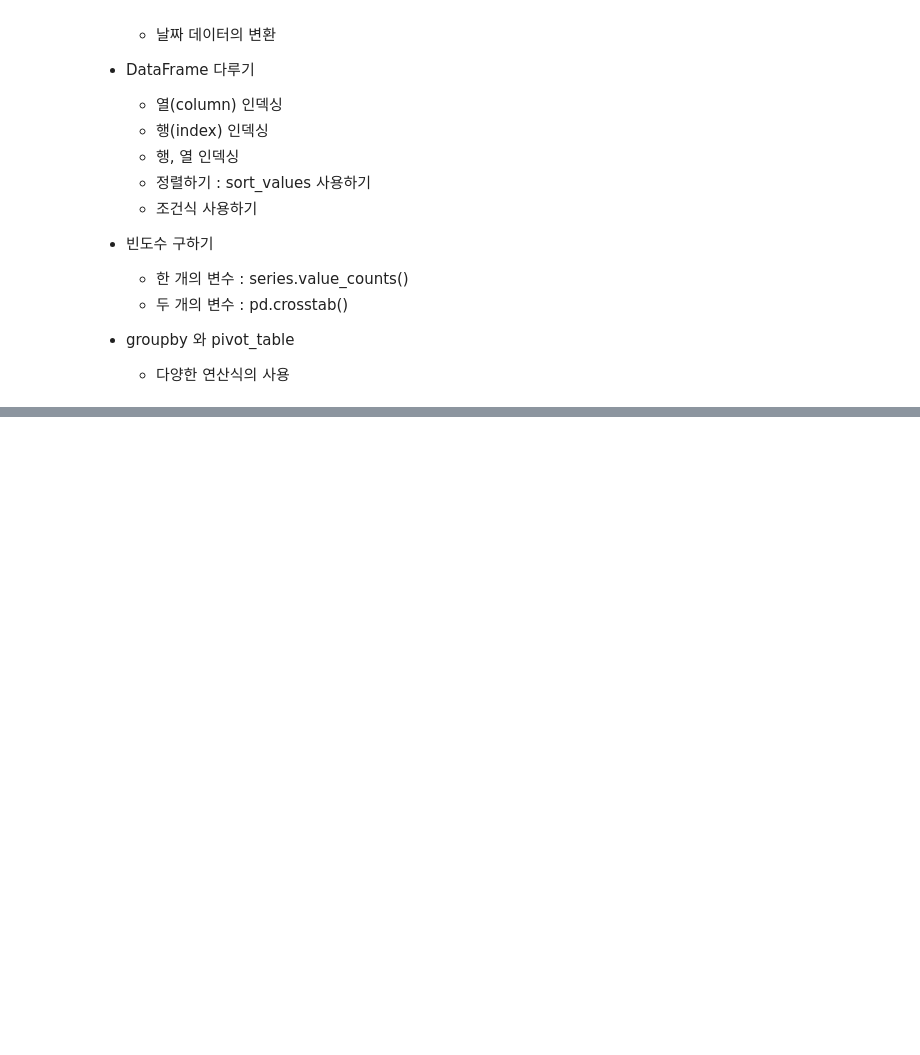
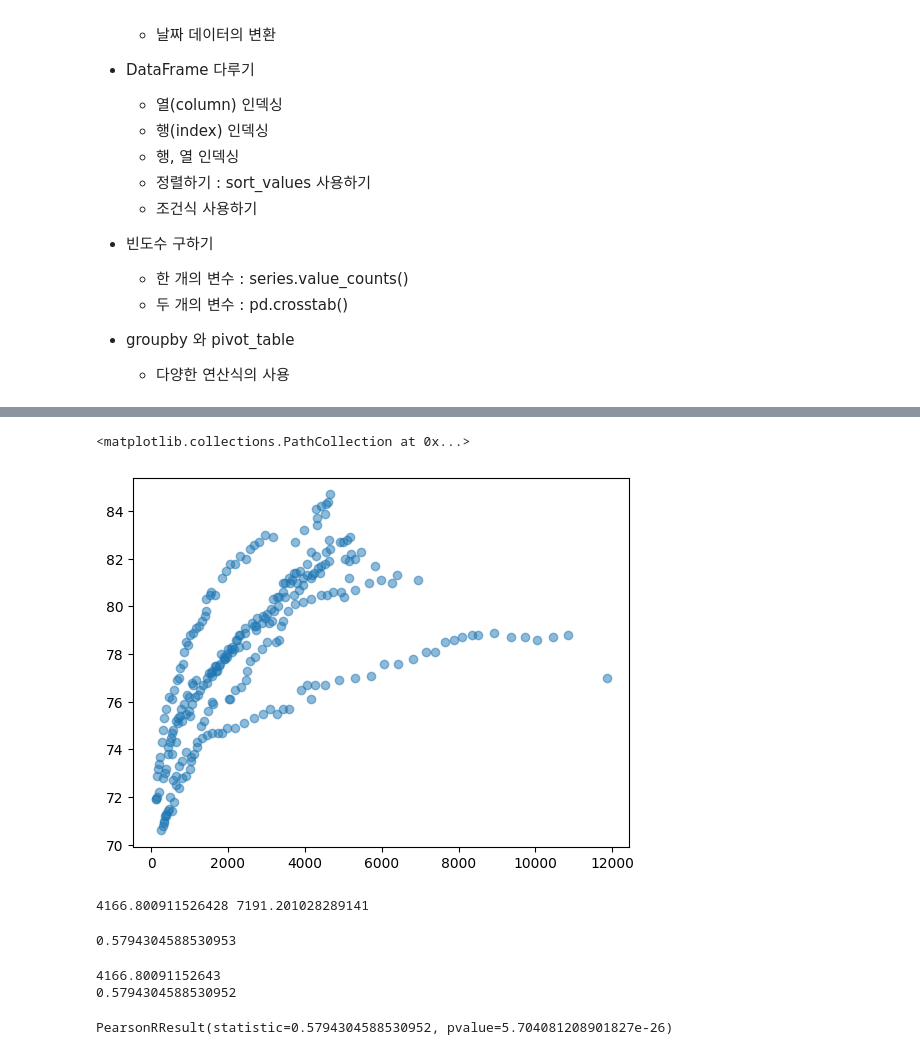
Before and after one commit to wldud01/BoostCourse-DataScience, a Jupyter notebook: Course1_Setting_up_the_data_environment.ipynb, the cells around one changed output, grey strips where cells are left out. Drawn from its saved outputs; the diff is of its cells as text; code cells hidden in the pictures; blank space fills up the shorter version.

```diff
--- a/Course1_Setting_up_the_data_environment.ipynb
+++ b/Course1_Setting_up_the_data_environment.ipynb
@@ -360,0 +471,39 @@ df['서울시민업종코드(UPJONG_CD)'].nunique()
+# %%
+# 두 변수간의 상관관계 알아보기
+# 산점도 그리기
+import matplotlib.pyplot as plt
+plt.scatter(df['Spending_USD'],df['Life_Expectancy'],alpha = 0.5)
+# %% [output]
+<matplotlib.collections.PathCollection at 0x...>
+[figure, added]
+# %%
+from numpy.ma.core import sqrt
+# 상관관계 지표 - 피어슨 상관계수 함수 작성
+def pearson(df1,df2):
+  var1_mean = df1.mean()
+  var2_mean = df2.mean()
+  Sxy = sum((df1-var1_mean)*(df2-var2_mean))/(len(df1)-1)
+  Sx = sqrt(sum((df1-var1_mean)**2)/(len(df1)-1))
+  Sy = sqrt(sum((df2-var2_mean)**2)/(len(df2)-1))
+  print(Sxy,Sx*Sy)
+  Rxy = Sxy/(Sx*Sy)
+  return Rxy
+pearson(df['Life_Expectancy'],df['Spending_USD'])
+# %% [output]
+4166.800911526428 7191.201028289141
+0.5794304588530953
+# %%
+# numpy library - 피어슨 상관계수
+import numpy as np
+print(np.cov(df['Life_Expectancy'],df['Spending_USD'])[0,1])
+print(np.corrcoef(df['Life_Expectancy'],df['Spending_USD'])[0,1])
+# %% [output]
+4166.80091152643
+0.5794304588530952
+# %%
+# 상관관계의 검정 - Pvalue
+import scipy.stats as stats
+stats.pearsonr(df['Life_Expectancy'],df['Spending_USD'])
+# scipy를 활용하면 상관계수(표준화된 공분산)와 pvalue를 동시에 출력
+# %% [output]
+PearsonRResult(statistic=0.5794304588530952, pvalue=5.704081208901827e-26)
```
Also changed, not shown: parts of 10 cells of this notebook.
